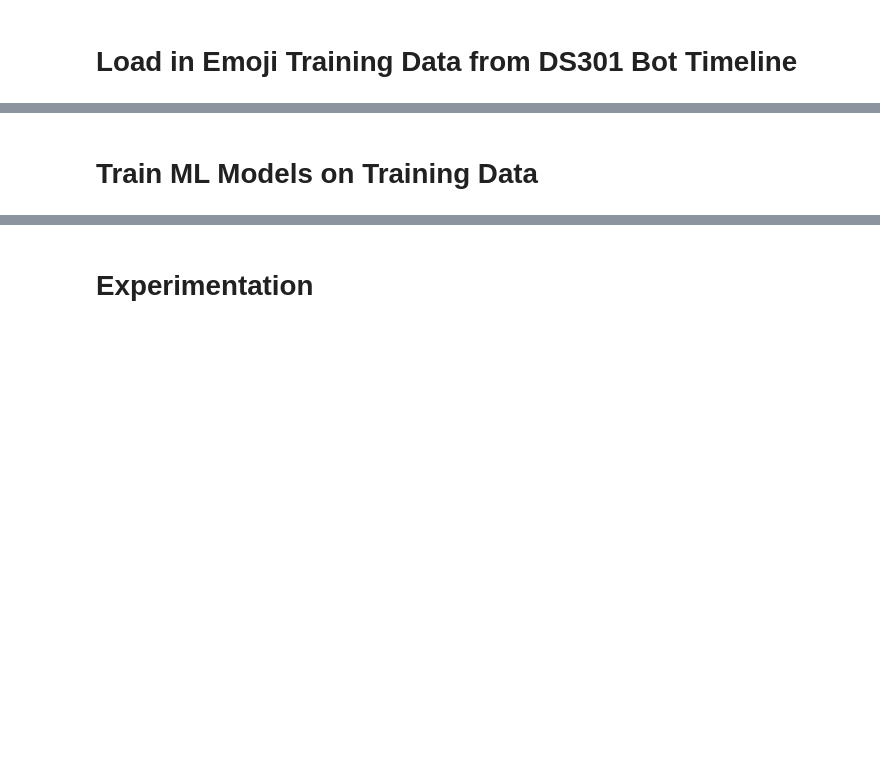
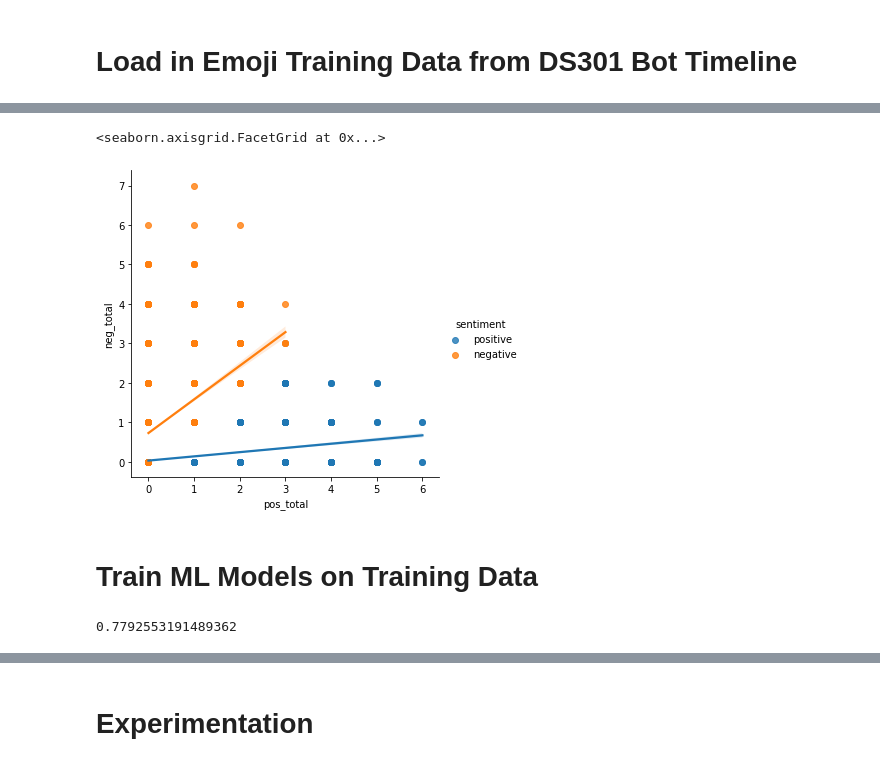
Before and after one commit to ryanherren/Tweet-Sentiment-Model, a Jupyter notebook: DS301_Notebook.ipynb, the cells around one changed output, grey strips where cells are left out. Cells and saved outputs as stored; diff of their text form; code cells hidden in the pictures; blank space fills up the shorter version.

Commit message:
working SVM model

```diff
--- a/DS301_Notebook.ipynb
+++ b/DS301_Notebook.ipynb
@@ -327,0 +333,3 @@ training_data_emojis
+# %%
+training_data['pos_total'] = training_data['pos_words'] + training_data['num_positive_emojis']
+training_data['neg_total'] = training_data['neg_words'] + training_data['num_negative_emojis']
@@ -328,3 +352,31 @@ training_data_emojis
+# %%
+def standardize_sentiment(x, y):
+#     print(row['pos_total'])
+    if x > y:
+        ret = 'positive'
+    elif x < y:
+        ret = 'negative'
+    elif x == y:
+        rando = random.randint(0, 1)
+        if rando == 1:
+            ret = 'negative'
+        else:
+            ret = 'positive'
+    return ret
+# %%
+sentiment1 = []
+for index, row in training_data.iterrows():
+    x = row['pos_total']
+    y = row['neg_total']
+    sentiment1.append(standardize_sentiment(x, y))
+# %%
+training_data = training_data.drop(columns='sentiment')
+training_data.insert(0, 'sentiment', sentiment1)
+# %%
+sns.lmplot('pos_total', 'neg_total', data = training_data, hue = 'sentiment')
+# %% [output]
+<seaborn.axisgrid.FacetGrid at 0x...>
+[figure, added]
 # %% [markdown]
 # Train ML Models on Training Data
 # %%
@@ -331,0 +395,5 @@ training_data_emojis
+# %%
+accuracy = model.score(x_test,y_test)
+accuracy
+# %% [output]
+0.7792553191489362
```
Also changed, not shown: parts of 18 cells of this notebook, 1 other file.
